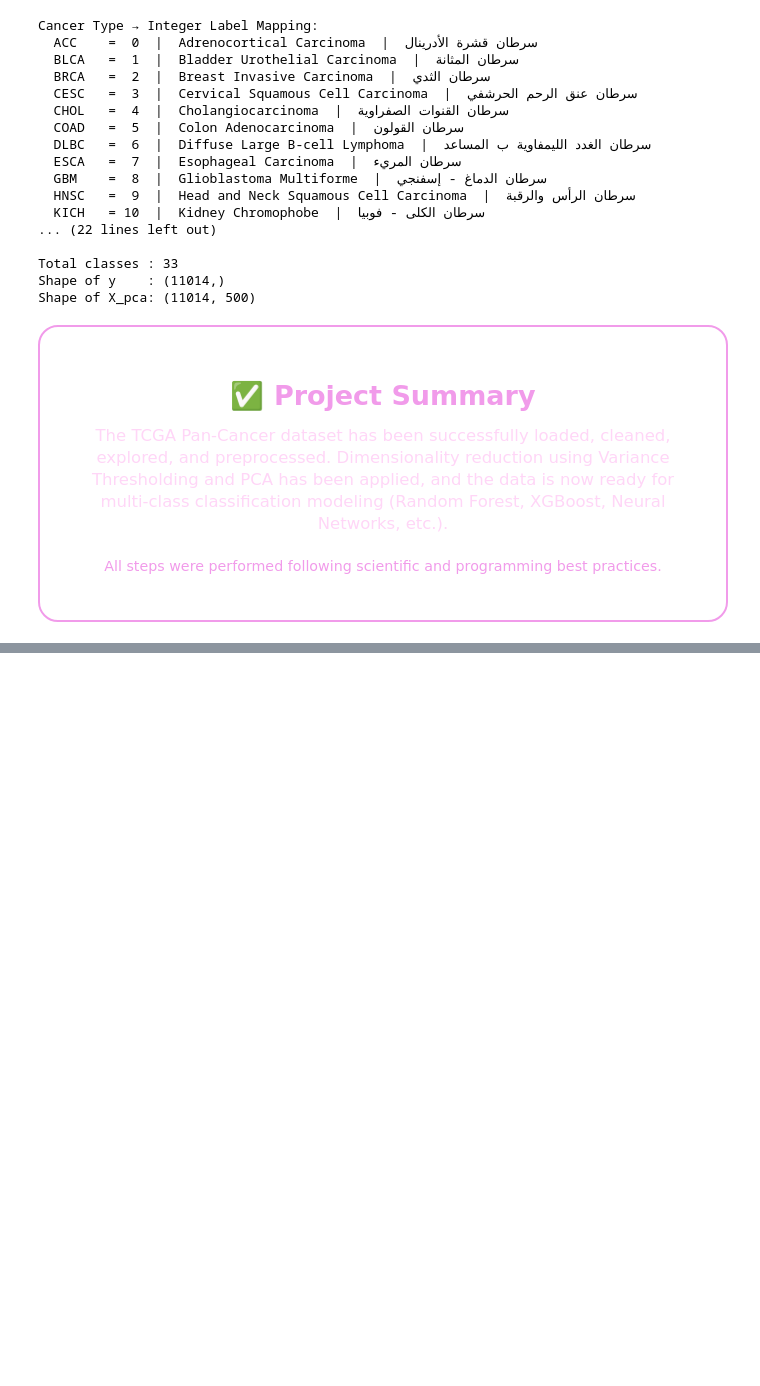
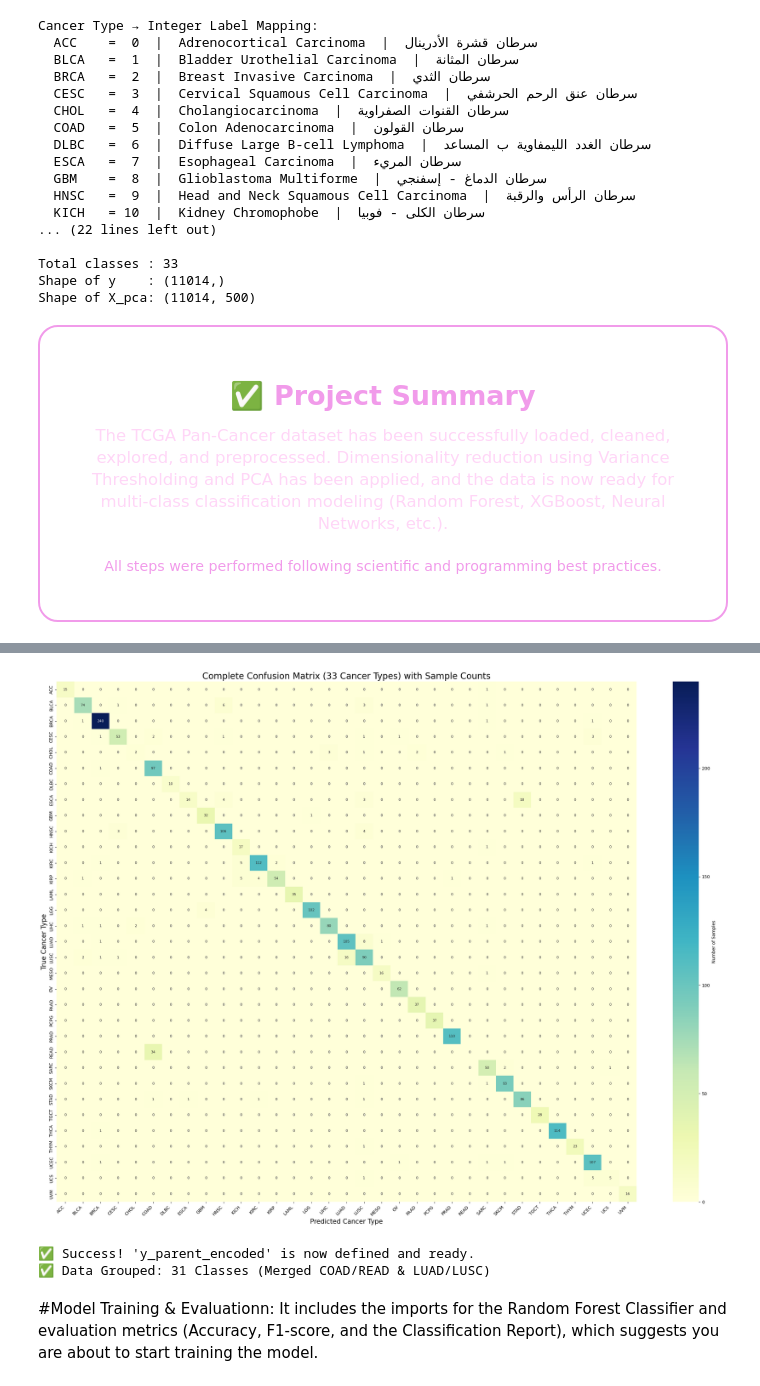
Before and after one commit to nhahub/NHA-4-089, a Jupyter notebook: gene_cancer_analysis.ipynb, the cells around one changed output, grey strips where cells are left out. Drawn from its saved outputs; the diff is of its cells as text; code cells hidden in the pictures; blank space fills up the shorter version.

```diff
--- a/gene_cancer_analysis.ipynb
+++ b/gene_cancer_analysis.ipynb
@@ -660,0 +705,57 @@ Shape of X_pca: (11014, 500)
+# %%
+import seaborn as sns
+import matplotlib.pyplot as plt
+from sklearn.metrics import confusion_matrix
+
+# 1. حساب المصفوفة للـ 33 نوعاً (قبل الدمج)
+cm_all = confusion_matrix(y_test_pre, y_pred_pre)
+labels = rf_check.classes_
+
+# 2. رسم المصفوفة بحجم كبير جداً لضمان وضوح الأرقام
+plt.figure(figsize=(24, 18)) # حجم ضخم ليتسع لـ 1089 مربع
+
+sns.heatmap(cm_all,
+            annot=True,          # تفعيل الأرقام
+            fmt='d',             # عرض الأرقام كأعداد صحيحة
+            cmap='YlGnBu',       # تدريج لوني مريح للعين (أصفر للأخضر للأزرق)
+            annot_kws={"size": 8}, # تصغير حجم خط الأرقام داخل المربعات لتناسب المساحة
+            xticklabels=labels,
+            yticklabels=labels,
+            cbar_kws={'label': 'Number of Samples'})
+
+plt.title('Complete Confusion Matrix (33 Cancer Types) with Sample Counts', fontsize=20)
+plt.xlabel('Predicted Cancer Type', fontsize=15)
+plt.ylabel('True Cancer Type', fontsize=15)
+
+# تدوير الأسماء بزاوية 45 درجة لتجنب التداخل
+plt.xticks(rotation=45, ha='right', fontsize=10)
+plt.yticks(fontsize=10)
+
+plt.tight_layout()
+plt.show()
+# %% [output]
+[figure, added]
+# %%
+# 1. Create parent categories
+final_df['parent_label'] = final_df['cancer type abbreviation']
+
+# 2. Merge similar categories
+mapping = {
+    'COAD': 'COLORECTAL', 'READ': 'COLORECTAL',
+    'LUAD': 'LUNG_CANCER', 'LUSC': 'LUNG_CANCER'
+}
+final_df['parent_label'] = final_df['parent_label'].replace(mapping)
+
+# 3. Define the missing variable 'y_parent_encoded'
+from sklearn.preprocessing import LabelEncoder
+le_parent = LabelEncoder()
+y_parent_encoded = le_parent.fit_transform(final_df['parent_label'])
+
+print("✅ Success! 'y_parent_encoded' is now defined and ready.")
+print(f"✅ Data Grouped: {len(le_parent.classes_)} Classes (Merged COAD/READ & LUAD/LUSC)")
+# %% [output]
+✅ Success! 'y_parent_encoded' is now defined and ready.
+✅ Data Grouped: 31 Classes (Merged COAD/READ & LUAD/LUSC)
+# %% [markdown]
+#Model Training & Evaluationn:
+ It includes the imports for the Random Forest Classifier and evaluation metrics (Accuracy, F1-score, and the Classification Report), which suggests you are about to start training the model.
```
Also changed, not shown: parts of 34 cells of this notebook, 1 other file.
